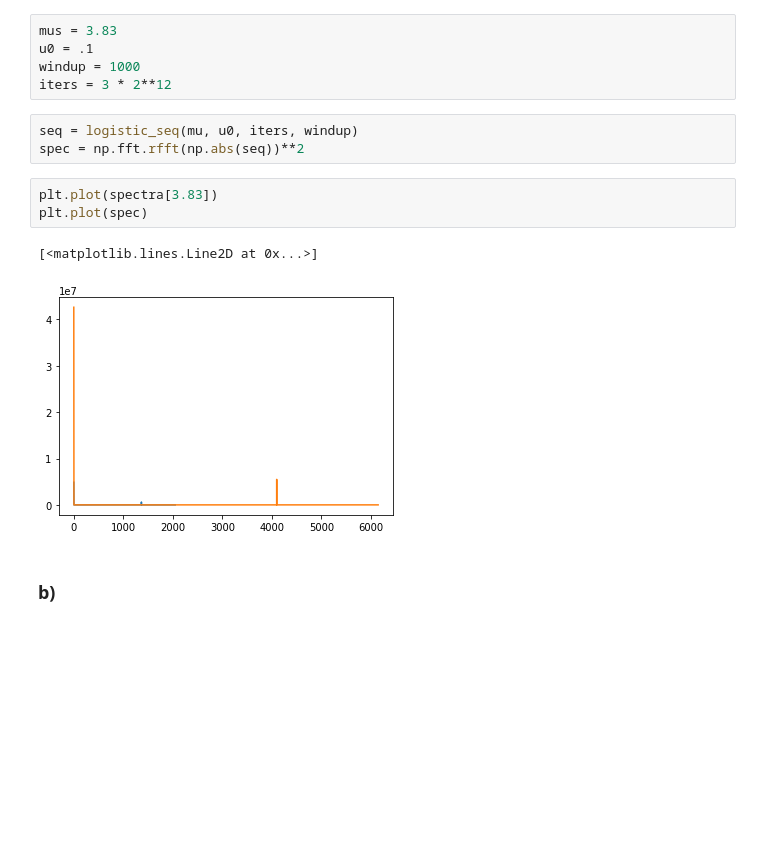
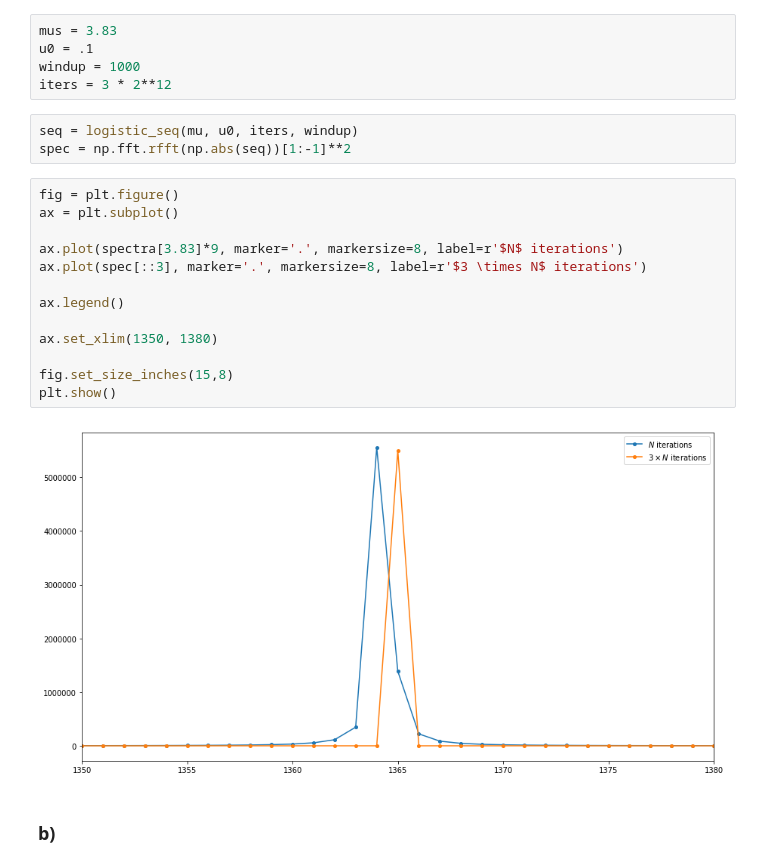
Before and after one commit to ManshaP/CCEES, a Jupyter notebook: exercise_3/2_spectrum_of_logistic_map.ipynb, the cells around one changed output. Drawn from its saved outputs; the diff is of its cells as text; blank space fills up the shorter version.

```diff
--- a/exercise_3/2_spectrum_of_logistic_map.ipynb
+++ b/exercise_3/2_spectrum_of_logistic_map.ipynb
@@ -60,12 +75,21 @@ windup = 1000
 iters = 3 * 2**12
 # %%
 seq = logistic_seq(mu, u0, iters, windup)
-spec = np.fft.rfft(np.abs(seq))**2
+spec = np.fft.rfft(np.abs(seq))[1:-1]**2
-# %%
-plt.plot(spectra[3.83])
-plt.plot(spec)
-# %% [output]
-[<matplotlib.lines.Line2D at 0x...>]
-[figure, removed]
+# %%
+fig = plt.figure()
+ax = plt.subplot()
+
+ax.plot(spectra[3.83]*9, marker='.', markersize=8, label=r'$N$ iterations')
+ax.plot(spec[::3], marker='.', markersize=8, label=r'$3 \times N$ iterations')
+
+ax.legend()
+
+ax.set_xlim(1350, 1380)
+
+fig.set_size_inches(15,8)
+plt.show()
+# %% [output]
+[figure, added]
 # %% [markdown]
 ### b)
```
Also changed, not shown: parts of 4 cells of this notebook.
